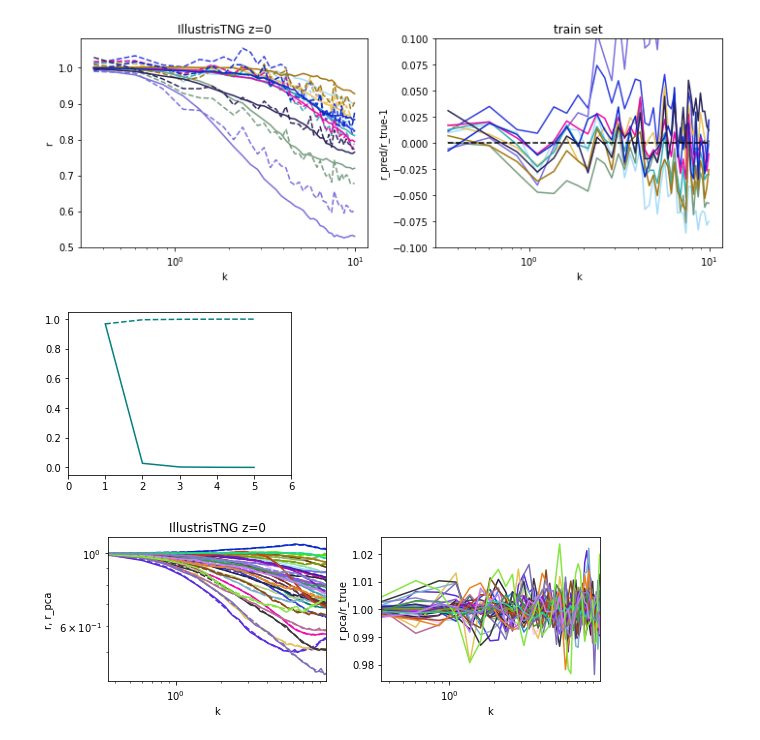
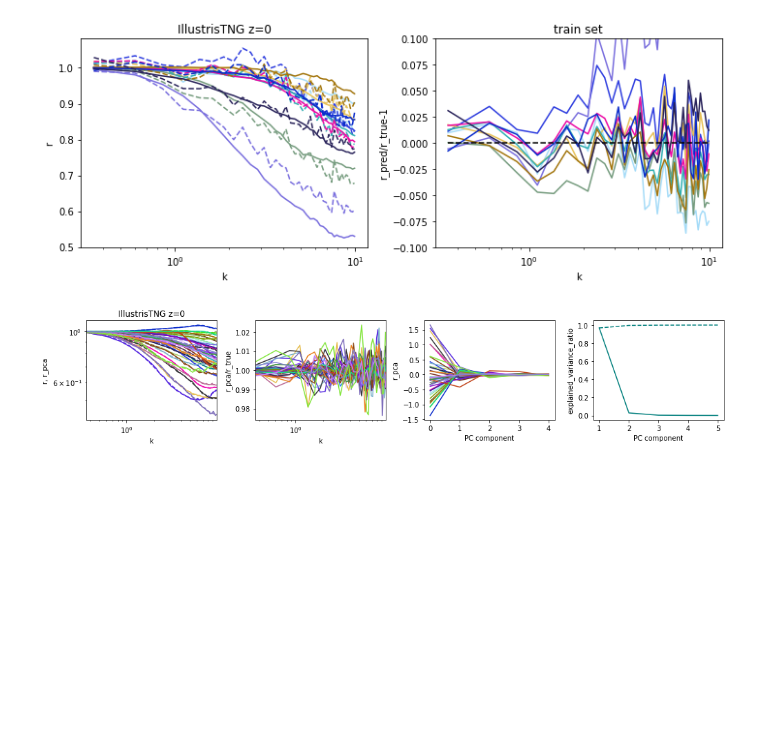
Before and after one commit to liuxx479/cosmo_dep_feedback, a Jupyter notebook: NN_jax.ipynb, the cells around one changed output. Drawn from its saved outputs; the diff is of its cells as text; code cells hidden in the pictures; blank space fills up the shorter version.

```diff
--- a/NN_jax.ipynb
+++ b/NN_jax.ipynb
@@ -413,42 +413,44 @@ seed(9)
 icolor=rand(3)
 
 ncomp=5
-f, ax=subplots(1,1, figsize=(4,3))
 pca = PCA(n_components=ncomp)
 pca.fit(r_arr[:train_size])
 x=arange(1,ncomp+1)
 evr=pca.explained_variance_ratio_
-ax.plot(x, evr, '-', color=icolor,label='%i components'%(ncomp))
-ax.plot(x, np.cumsum(evr), '--', color=icolor)
-ax.set_xlim(0,6)
-# ax.legend()
-show()
+
 
 r_pca=pca.transform(r_arr)
 r_inverse = pca.inverse_transform(r_pca)
 
-f, ax=subplots(1,2, figsize=(8,3))
+f, ax=subplots(1,4, figsize=(14,3))
 seed(9)
+
+ax[3].plot(x, evr, '-', color=icolor,label='%i components'%(ncomp))
+ax[3].plot(x, np.cumsum(evr), '--', color=icolor)
+ax[3].set_xlabel('PC component')
+ax[3].set_ylabel('explained_variance_ratio')
+ax[2].set_xlabel('PC component')
+ax[2].set_ylabel('r_pca')
+
 for i in arange(train_size, train_size+40):
   icolor=rand(3)
   # print (i)
   ax[0].plot(k, r_arr[i], color=icolor)
   ax[0].plot(k, r_inverse[i], '--', color=icolor)
   ax[1].plot(k, r_inverse[i]/r_arr[i], color=icolor)
+  ax[2].plot(r_pca[i], color=icolor)
 ax[0].set_xlim(k[0], k[-1])
 ax[0].set_xscale('log')
 ax[0].set_yscale('log')
 ax[0].set_xlabel('k')
 ax[0].set_ylabel('r, r_pca')
 ax[0].set_title('%s z=%i'%(isim,z))
 
-# ax[1].set_ylim(0, 2)
 ax[1].set_xlim(k[0], k[-1])
 ax[1].set_xscale('log')
 ax[1].set_xlabel('k')
 ax[1].set_ylabel('r_pca/r_true')
 plt.tight_layout()
 show()
 # %% [output]
-[figure, old version]
+[figure, new version]
-[figure, removed]
```
